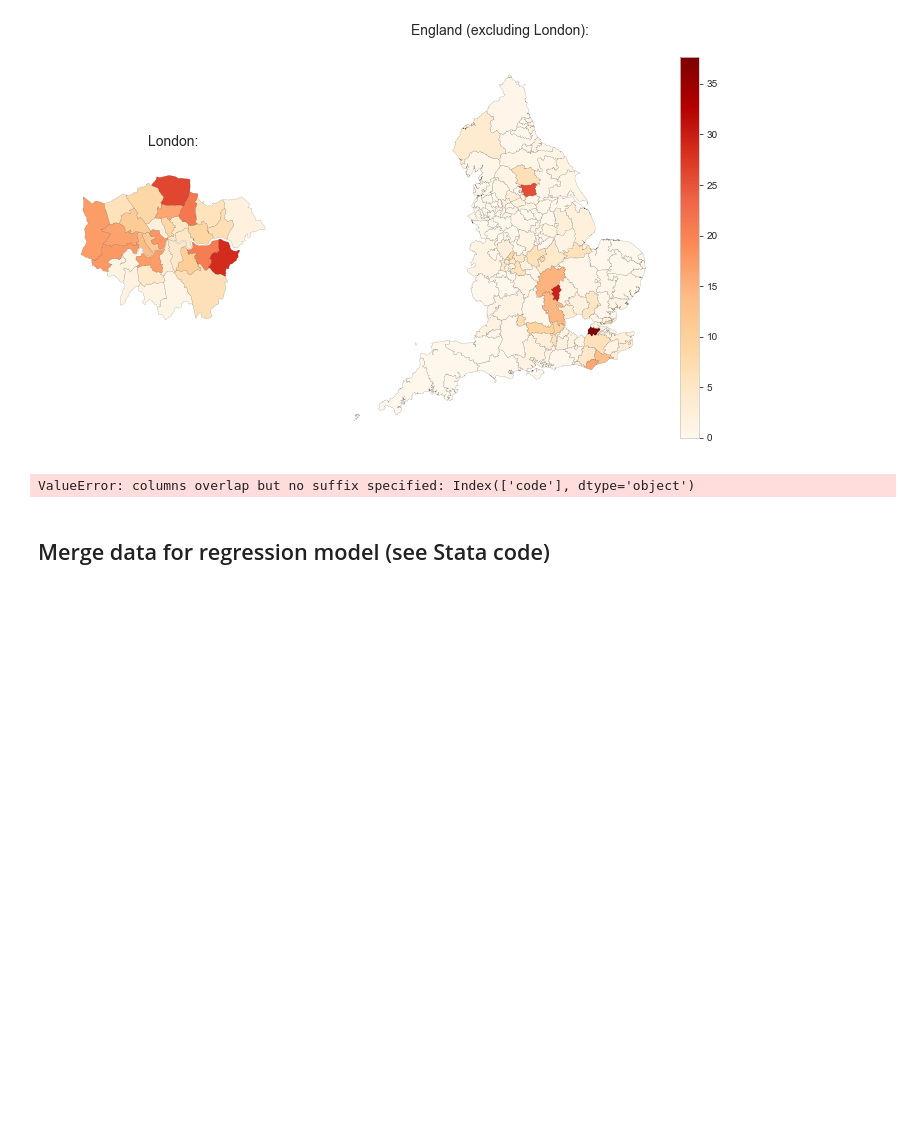
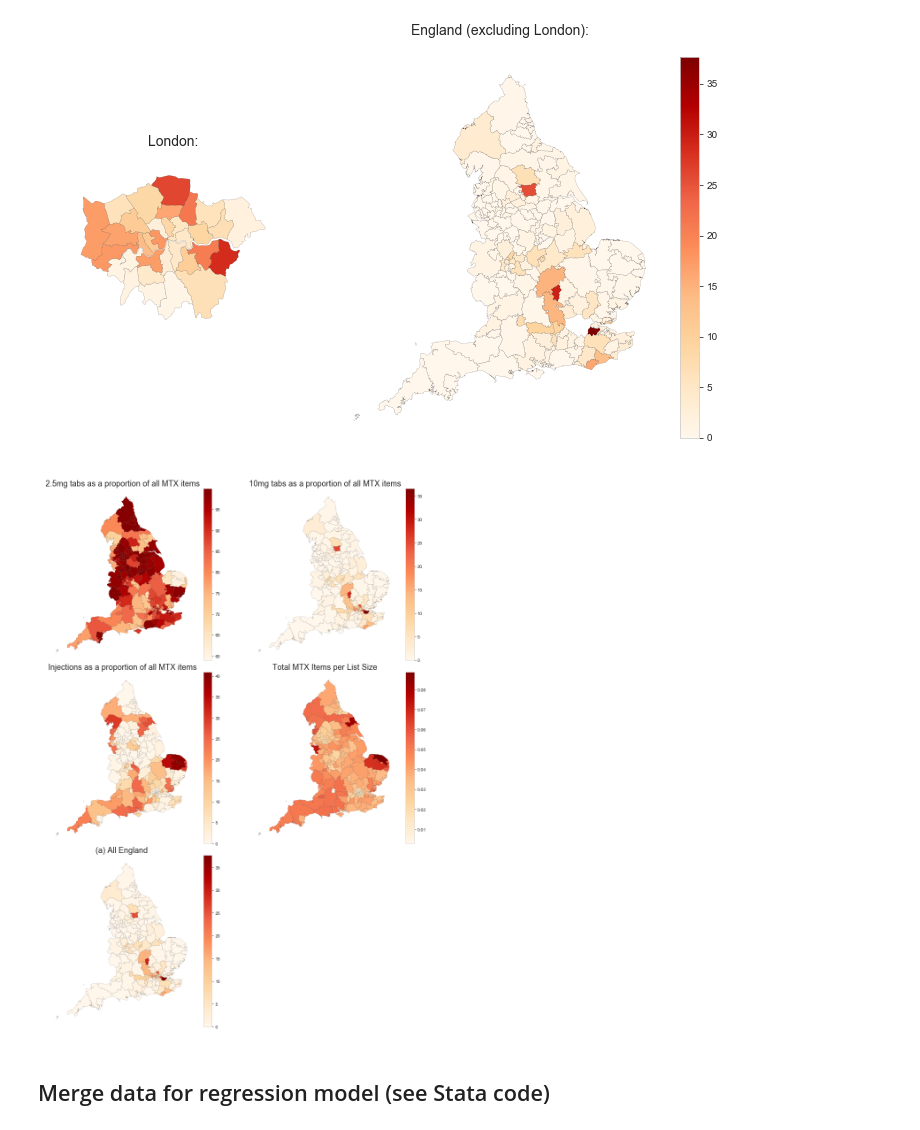
Before and after one commit to ebmdatalab/Methotrexate, a Jupyter notebook: Methotrexate Workbook Final.ipynb, the cells around one changed output. Cells and saved outputs as stored; diff of their text form; code cells hidden in the pictures; blank space fills up the shorter version.

```diff
--- a/Methotrexate Workbook Final.ipynb
+++ b/Methotrexate Workbook Final.ipynb
@@ -824,33 +831,34 @@ plt.show()
 # %%
 # from our API https://openprescribing.net/api/1.0/org_location/?org_type=ccg
 ccgs = gpd.read_file('ccgs.json').set_index('name')
 
 ccgs = ccgs[~ccgs['geometry'].isnull()]  # remove ones without geometry - these are federations rather than individual CCGs
+ccgs = ccgs.drop(columns='code')
 gdf = ccgs.join(map_data)
 
 # set sort order of measures manually, and add grid refs to position each subplot:
 s = [(0,'2.5mg tabs',0,0,' 2.5mg tabs as a proportion of all MTX items'),
      (1,'10mg tabs',0,1,' 10mg tabs as a proportion of all MTX items'),
      (2,'injections',1,0,' Injections as a proportion of all MTX items'),
      (3,'total_mtx_items',1,1, ' Total MTX Items per List Size'),
     (4,'10mg measure',2,0, '(a) All England')]
 
 fig = plt.figure(figsize=(16,30))
 gs = gridspec.GridSpec(4,2)  # grid layout for subplots
 
 for i in s:
     ax = plt.subplot(gs[i[2], i[3]])  # position of subplot in grid using coordinates listed in s
     gdf.plot(ax=ax,column=i[1],  edgecolor='black', linewidth=0.1, legend=True, cmap='OrRd')
     ax.set_aspect(1.63)
     ax.set_title(i[4],size = 18)
     plt.axis('off')
 
 plt.subplots_adjust(wspace = 0.05,hspace = 0.07)
 plt.savefig('maps.png', format='png', dpi=300,bbox_inches='tight')
 
 plt.show()
 # %% [output]
-ValueError: columns overlap but no suffix specified: Index(['code'], dtype='object')
+[figure, added]
 # %%
 plt.show()# from our API https://openprescribing.net/api/1.0/org_location/?org_type=ccg
 ccgs = gpd.read_file('ccgs.json').set_index('name')
```
Also changed, not shown: parts of 3 cells of this notebook.
